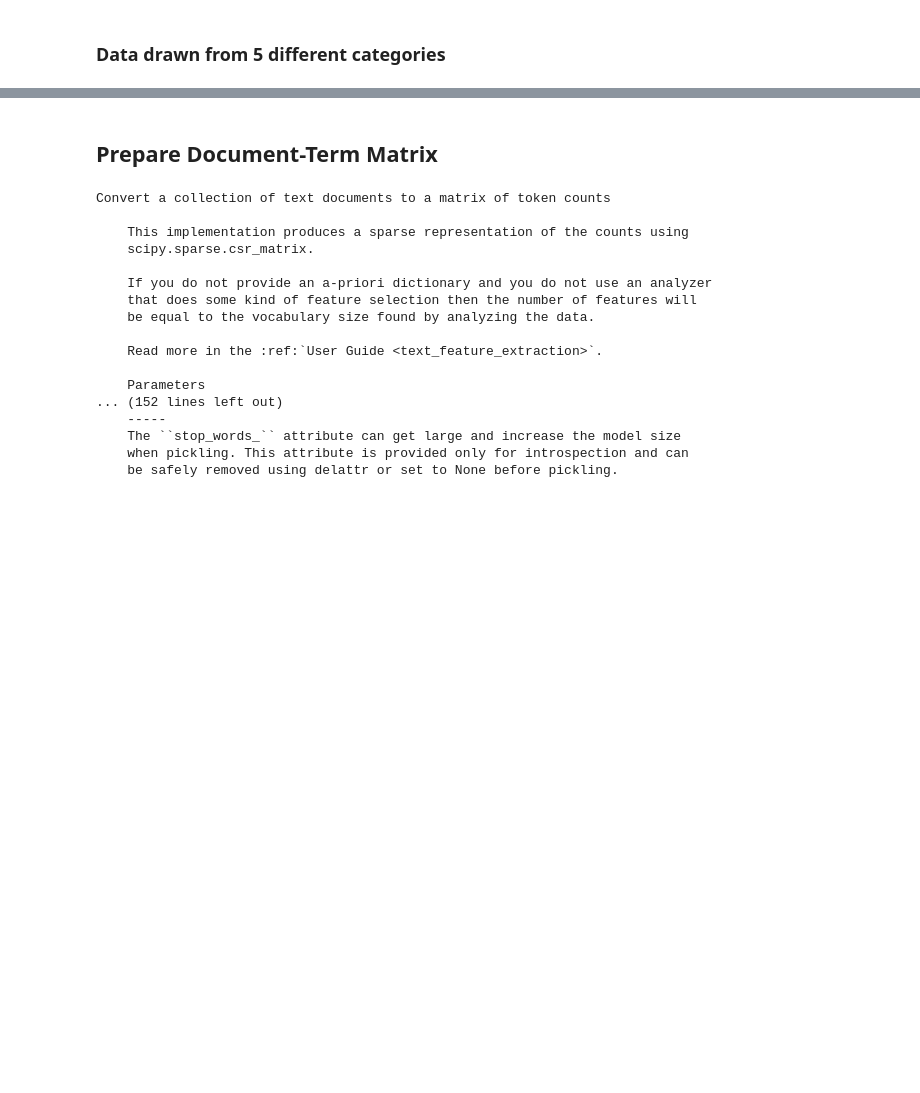
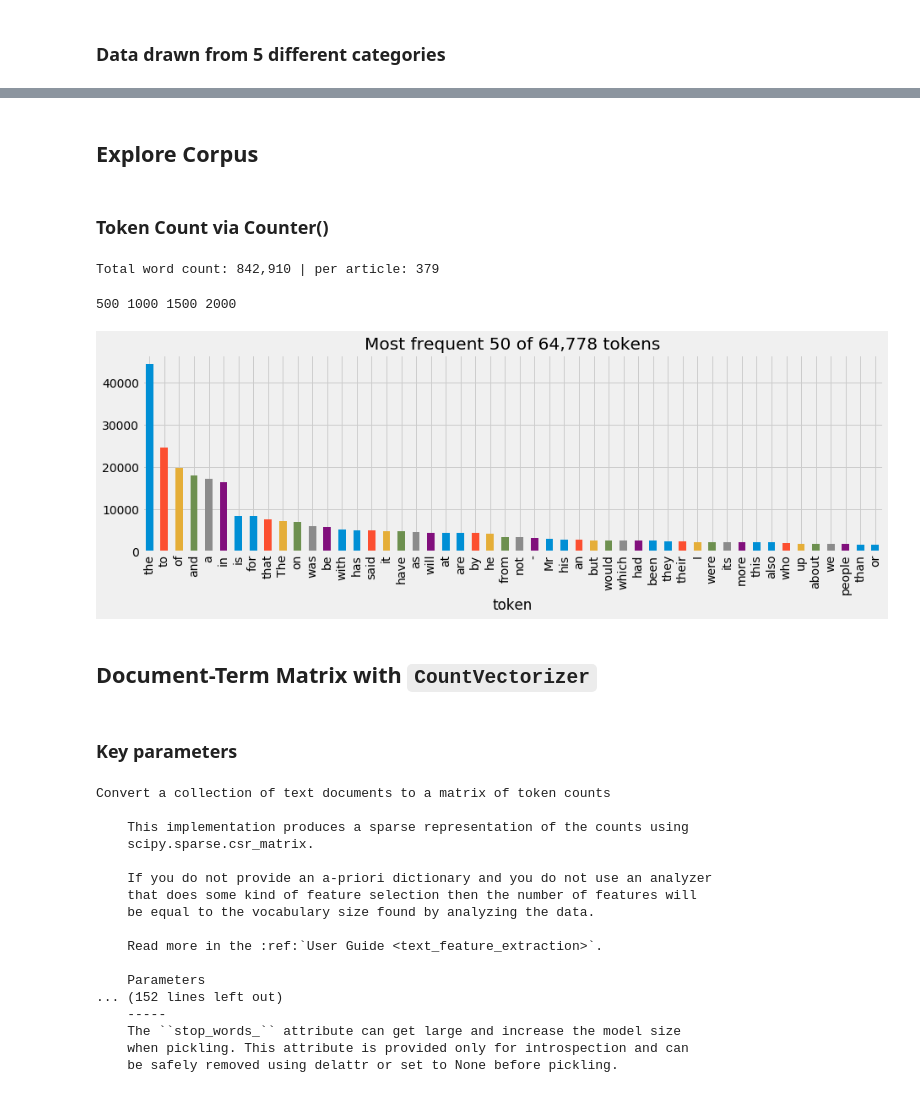
Before and after one commit to PaulClas/machine-learning-for-trading, a Jupyter notebook: 13_signals_from_text_data/02_document_term_matrix/02_document_term_matrix.ipynb, the cells around one changed output, grey strips where cells are left out. Cells and saved outputs as stored; diff of their text form; code cells hidden in the pictures; blank space fills up the shorter version.

```diff
--- a/13_signals_from_text_data/02_document_term_matrix/02_document_term_matrix.ipynb
+++ b/13_signals_from_text_data/02_document_term_matrix/02_document_term_matrix.ipynb
@@ -90,5 +86,37 @@ Name: topic, dtype: float64
+# %% [markdown]
+## Explore Corpus
+# %% [markdown]
+### Token Count via Counter()
+# %%
+# word count
+word_count = docs.body.str.split().str.len().sum()
+print(f'Total word count: {word_count:,d} | per article: {word_count/len(docs):,.0f}')
+# %% [output]
+Total word count: 842,910 | per article: 379
+# %%
+token_count = Counter()
+for i, doc in enumerate(docs.body.tolist(), 1):
+    if i % 500 == 0:
+        print(i, end=' ', flush=True)
+    token_count.update([t.strip() for t in doc.split()])
+# %% [output]
+500 1000 1500 2000
+# %%
+tokens = (pd.DataFrame(token_count.most_common(), columns=['token', 'count'])
+          .set_index('token')
+          .squeeze())
+# %%
+n = 50
+(tokens
+ .iloc[:50]
+ .plot
+ .bar(figsize=(14, 4), title=f'Most frequent {n} of {len(tokens):,d} tokens'));
+# %% [output]
+[figure, added]
 # %% [markdown]
-## Prepare Document-Term Matrix
+## Document-Term Matrix with `CountVectorizer`
+# %% [markdown]
+### Key parameters
 # %%
 print(CountVectorizer().__doc__)
 # %% [output]
```
Also changed, not shown: parts of 66 cells of this notebook, 7 other files.
